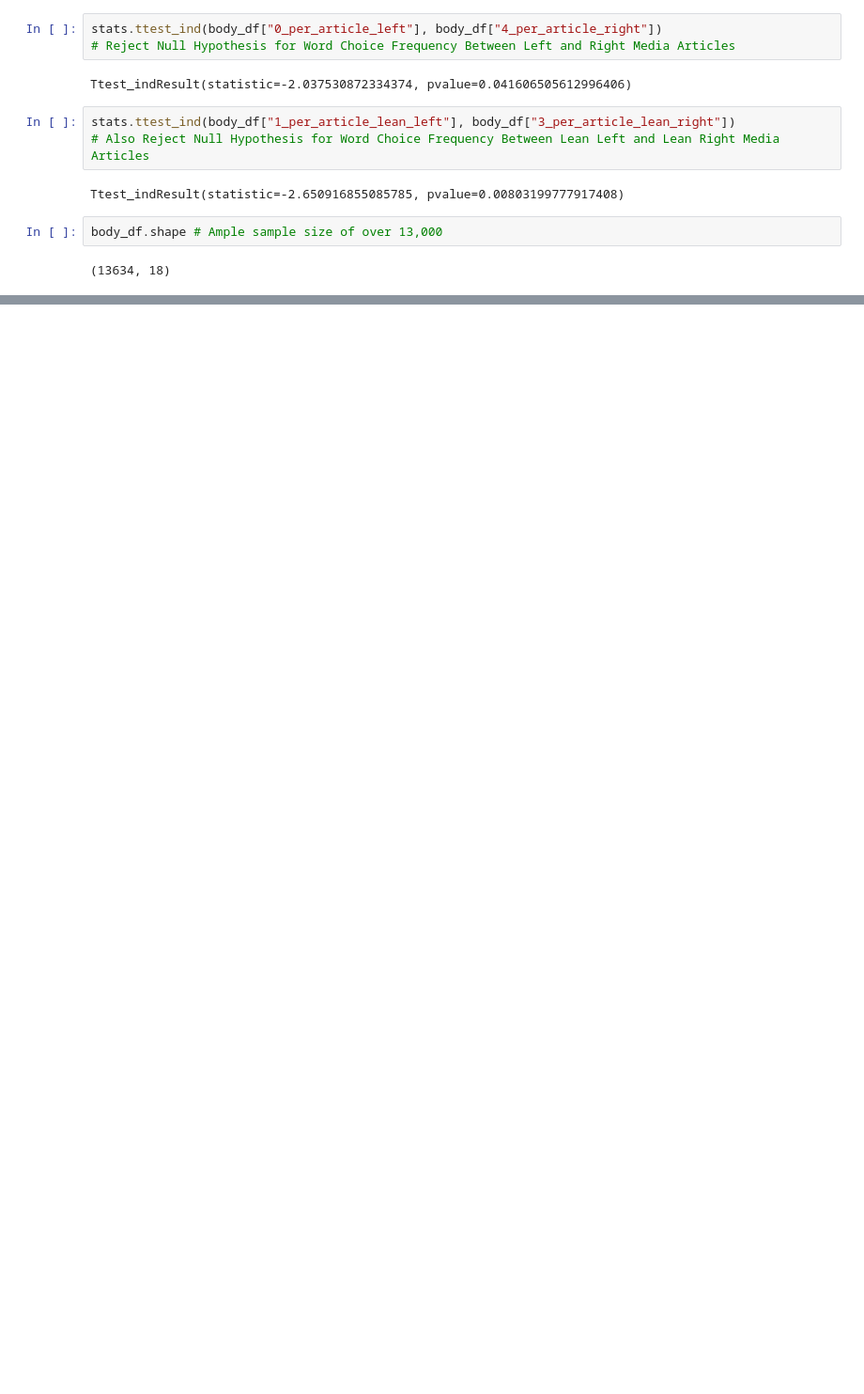
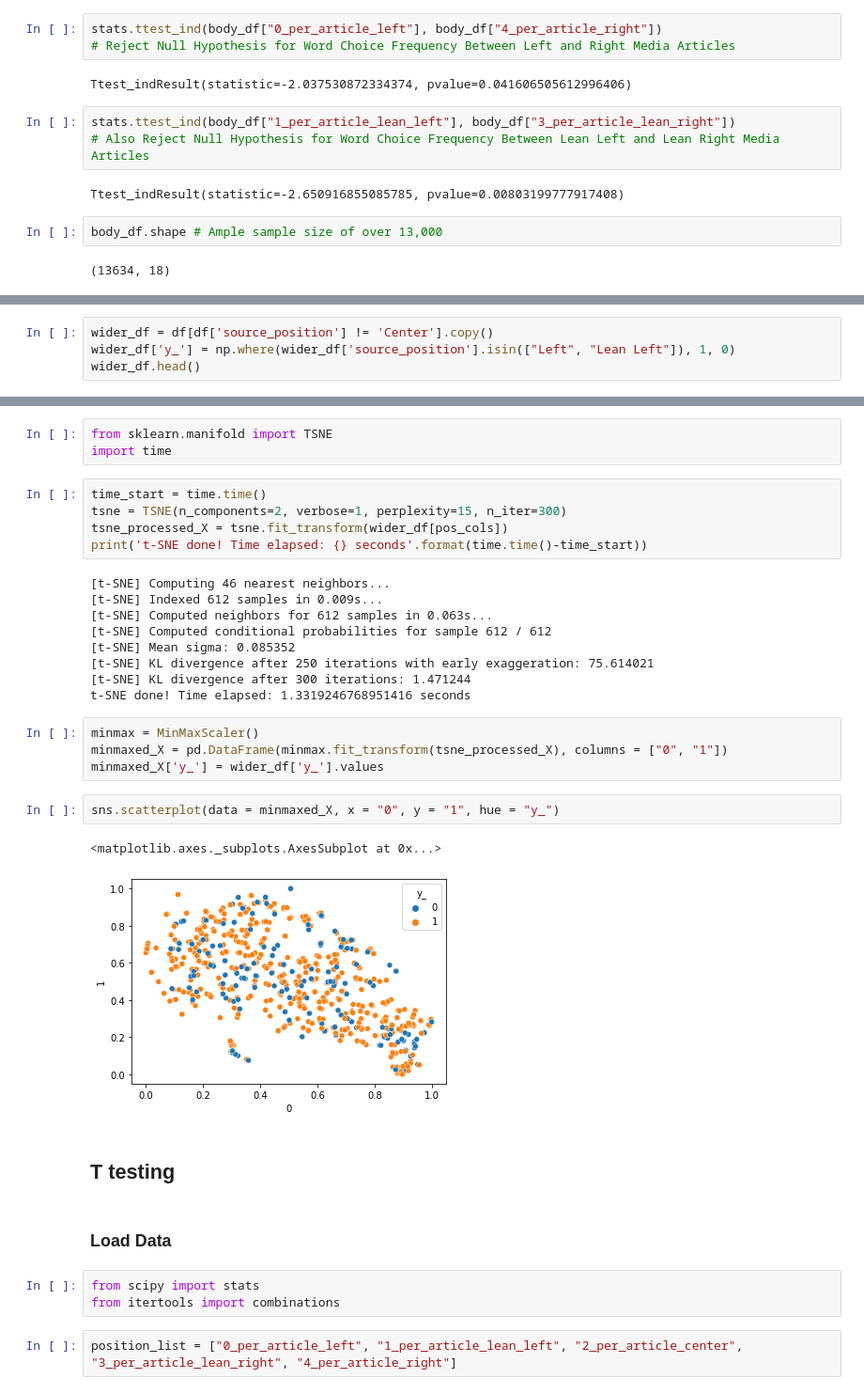
Before and after one commit to NuoWenLei/AAPI-text-analysis-project, a Jupyter notebook: notebooks/ML_analysis.ipynb, the cells around one changed output, grey strips where cells are left out. Shown at 94% size. Cells and saved outputs as stored; diff of their text form; blank space fills up the shorter version.

```diff
--- a/notebooks/ML_analysis.ipynb
+++ b/notebooks/ML_analysis.ipynb
@@ -564,0 +602,4 @@ body_df.shape # Ample sample size of over 13,000
+# %%
+wider_df = df[df['source_position'] != 'Center'].copy()
+wider_df['y_'] = np.where(wider_df['source_position'].isin(["Left", "Lean Left"]), 1, 0)
+wider_df.head()
@@ -564,0 +808,35 @@ body_df.shape # Ample sample size of over 13,000
+# %%
+from sklearn.manifold import TSNE
+import time
+# %%
+time_start = time.time()
+tsne = TSNE(n_components=2, verbose=1, perplexity=15, n_iter=300)
+tsne_processed_X = tsne.fit_transform(wider_df[pos_cols])
+print('t-SNE done! Time elapsed: {} seconds'.format(time.time()-time_start))
+# %% [output]
+[t-SNE] Computing 46 nearest neighbors...
+[t-SNE] Indexed 612 samples in 0.009s...
+[t-SNE] Computed neighbors for 612 samples in 0.063s...
+[t-SNE] Computed conditional probabilities for sample 612 / 612
+[t-SNE] Mean sigma: 0.085352
+[t-SNE] KL divergence after 250 iterations with early exaggeration: 75.614021
+[t-SNE] KL divergence after 300 iterations: 1.471244
+t-SNE done! Time elapsed: 1.3319246768951416 seconds
+# %%
+minmax = MinMaxScaler()
+minmaxed_X = pd.DataFrame(minmax.fit_transform(tsne_processed_X), columns = ["0", "1"])
+minmaxed_X['y_'] = wider_df['y_'].values
+# %%
+sns.scatterplot(data = minmaxed_X, x = "0", y = "1", hue = "y_")
+# %% [output]
+<matplotlib.axes._subplots.AxesSubplot at 0x...>
+[figure, added]
+# %% [markdown]
+## T testing
+# %% [markdown]
+### Load Data
+# %%
+from scipy import stats
+from itertools import combinations
+# %%
+position_list = ["0_per_article_left", "1_per_article_lean_left", "2_per_article_center", "3_per_article_lean_right", "4_per_article_right"]
```
Also changed, not shown: parts of 142 cells of this notebook.
